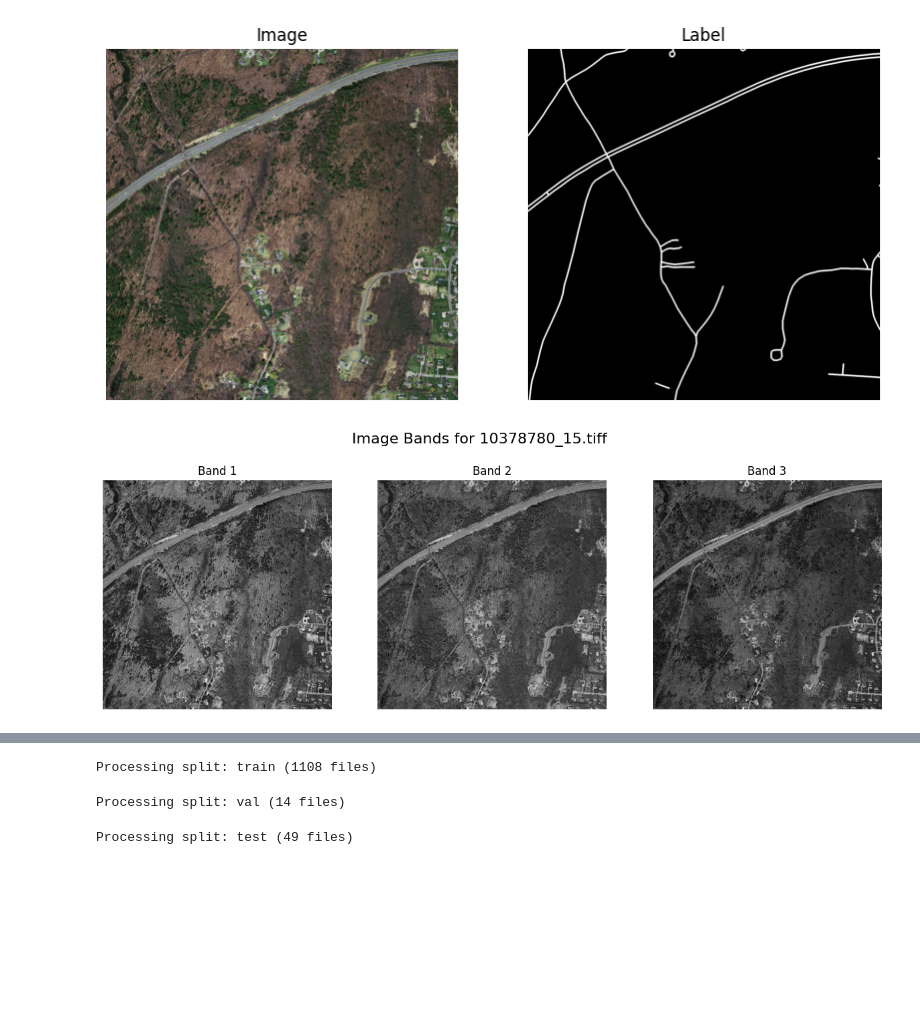
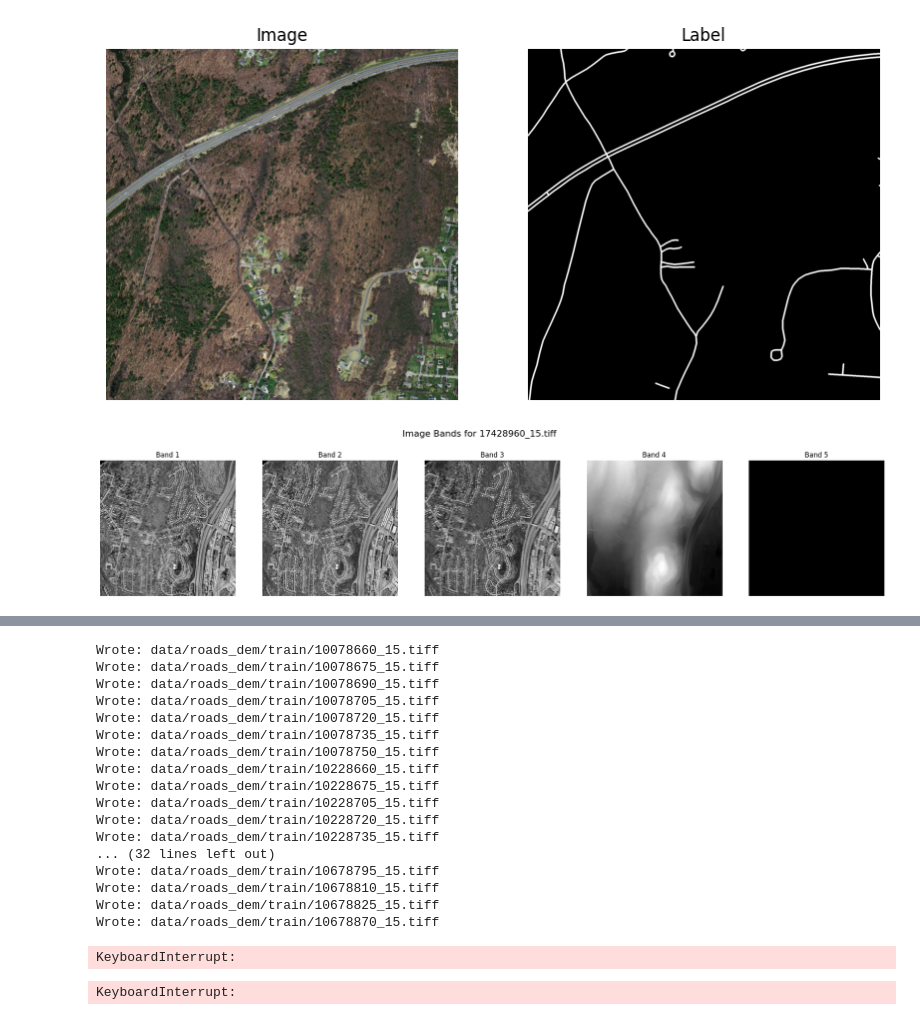
Before and after one commit to lorn-jaeger/road-detection, a Jupyter notebook: notebooks/00_intro.ipynb, the cells around one changed output, grey strips where cells are left out. Cells and saved outputs as stored; diff of their text form; code cells hidden in the pictures; blank space fills up the shorter version.

```diff
--- a/notebooks/00_intro.ipynb
+++ b/notebooks/00_intro.ipynb
@@ -78,23 +78,33 @@ plt.show()
 [figure]
 # %%
 path = ROADS_DIR/"test"/"10378780_15.tiff"
-
+path = Path("data/roads_buildings/train/17428960_15.tiff")
 with rasterio.open(path) as src:
     img = src.read()   # shape: (bands, H, W)
+    transform = src.transform
+    width = src.width
+    height = src.height
+
+    # Pixel center indices
+    cx = width  / 2
+    cy = height / 2
+
+    # Convert pixel center → map coordinates
+    center_x, center_y = transform * (cx, cy)
 
 bands, H, W = img.shape
 
 plt.figure(figsize=(5 * bands, 5))
 plt.suptitle(f"Image Bands for {path.name}", fontsize=16)
 for i in range(bands):
     plt.subplot(1, bands, i+1)
     plt.imshow(img[i], cmap="gray")
     plt.title(f"Band {i+1}")
     plt.axis("off")
 
 plt.show()
 # %% [output]
-[figure, old version]
+[figure, new version]
 # %%
 import geopandas as gpd
 from shapely.geometry import box
@@ -190,9 +200,24 @@ for split in splits:
 
         print("Wrote:", out_path)
 # %% [output]
-Processing split: train (1108 files)
+Wrote: data/roads_dem/train/10078660_15.tiff
+Wrote: data/roads_dem/train/10078675_15.tiff
+Wrote: data/roads_dem/train/10078690_15.tiff
+Wrote: data/roads_dem/train/10078705_15.tiff
+Wrote: data/roads_dem/train/10078720_15.tiff
+Wrote: data/roads_dem/train/10078735_15.tiff
+Wrote: data/roads_dem/train/10078750_15.tiff
+Wrote: data/roads_dem/train/10228660_15.tiff
+Wrote: data/roads_dem/train/10228675_15.tiff
+Wrote: data/roads_dem/train/10228705_15.tiff
+Wrote: data/roads_dem/train/10228720_15.tiff
+Wrote: data/roads_dem/train/10228735_15.tiff
+... (32 lines left out)
+Wrote: data/roads_dem/train/10678795_15.tiff
+Wrote: data/roads_dem/train/10678810_15.tiff
+Wrote: data/roads_dem/train/10678825_15.tiff
+Wrote: data/roads_dem/train/10678870_15.tiff
-Processing split: val (14 files)
+KeyboardInterrupt:
-Processing split: test (49 files)
 # %%
 %reset -f
 
@@ -304,3 +329,5 @@ for split in splits:
 
         with rasterio.open(out_path, "w", **profile) as dst:
             dst.write(stacked)
+# %% [output]
+KeyboardInterrupt:
```
Also changed, not shown: parts of 1 cell of this notebook.
